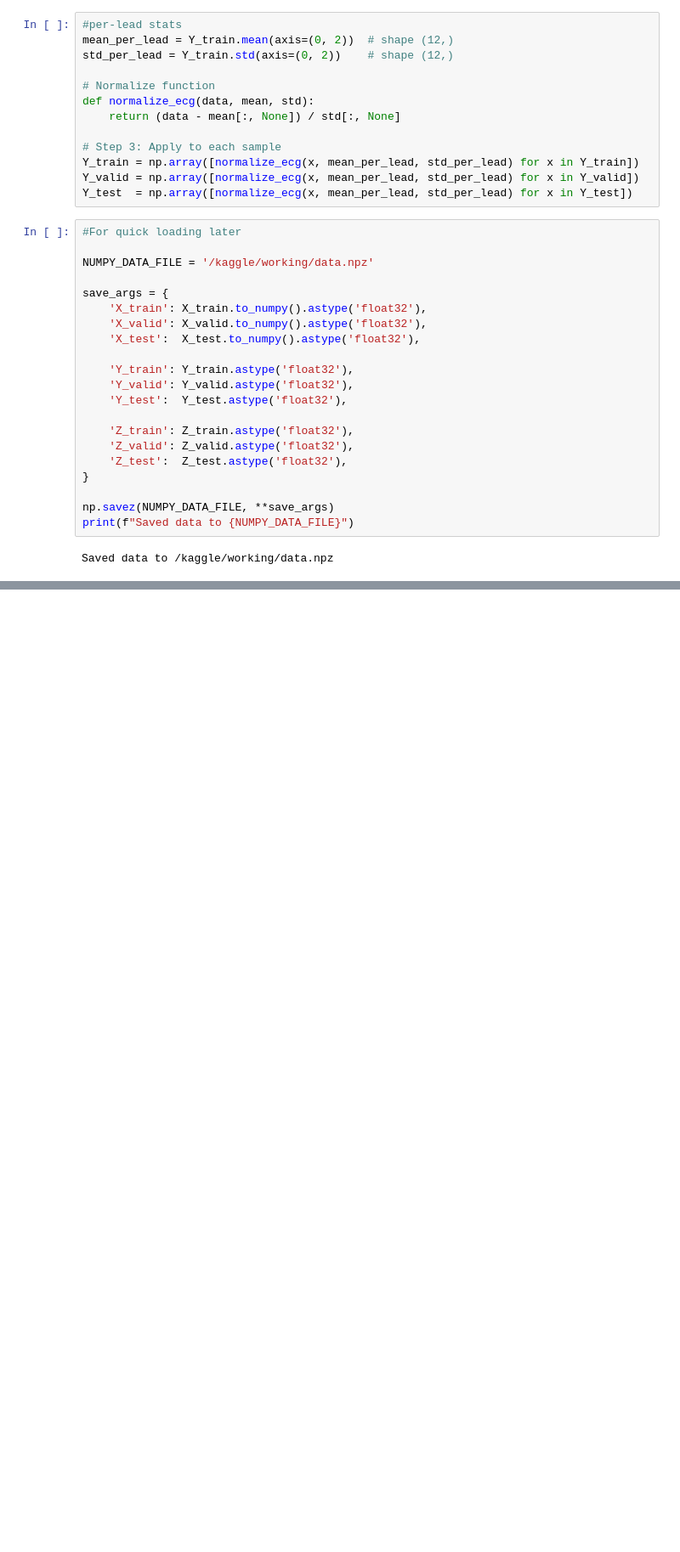
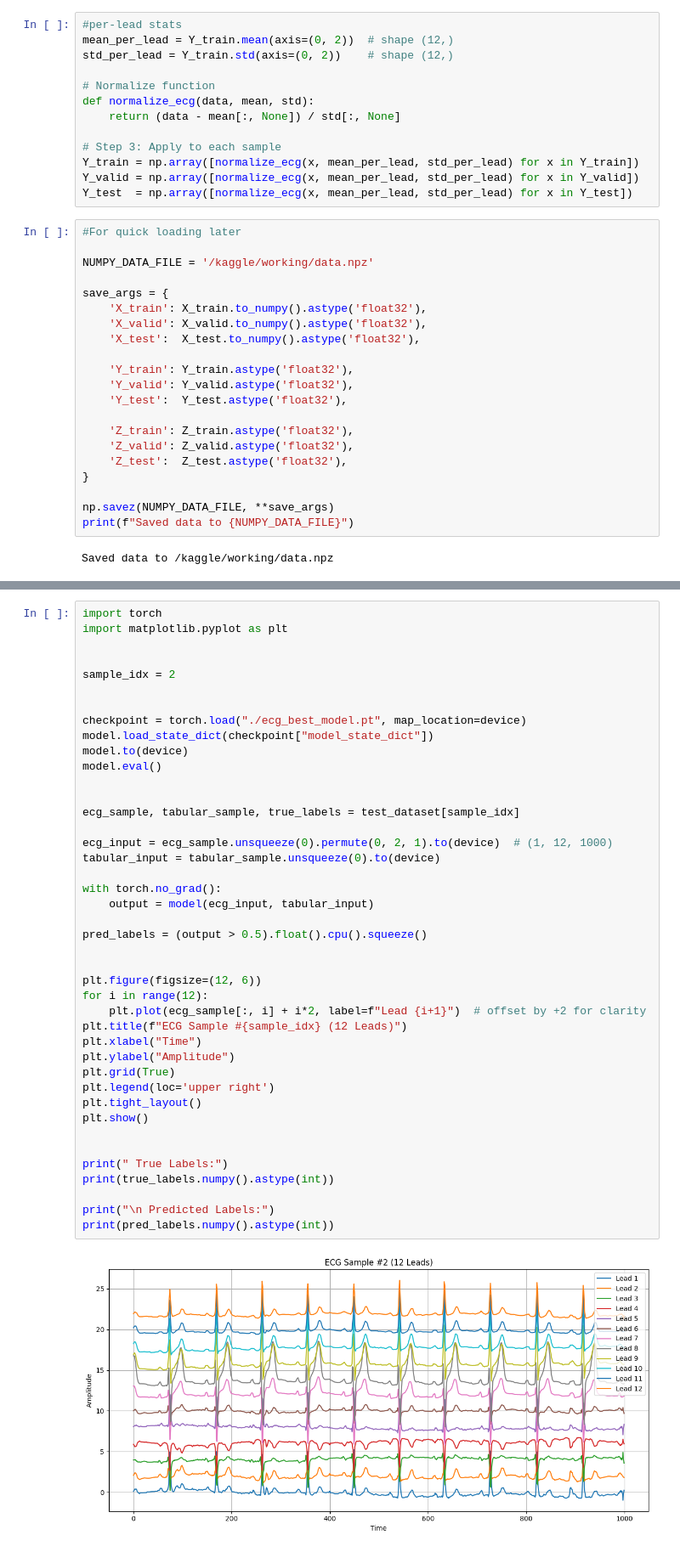
Before and after one commit to HenrikLogJacobsen/DL_UNICT, a Jupyter notebook: PTB_XL.ipynb, the cells around one changed output, grey strips where cells are left out. Shown at 85% size. Saved outputs shown, nothing was run; the diff lists cells and outputs as text; blank space fills up the shorter version.

Commit message:
Training test

```diff
--- a/PTB_XL.ipynb
+++ b/PTB_XL.ipynb
@@ -329,0 +601,44 @@ Saved data to /kaggle/working/data.npz
+# %%
+import torch
+import matplotlib.pyplot as plt
+
+
+sample_idx = 2
+
+
+checkpoint = torch.load("./ecg_best_model.pt", map_location=device)
+model.load_state_dict(checkpoint["model_state_dict"])
+model.to(device)
+model.eval()
+
+
+ecg_sample, tabular_sample, true_labels = test_dataset[sample_idx]
+
+ecg_input = ecg_sample.unsqueeze(0).permute(0, 2, 1).to(device)  # (1, 12, 1000)
+tabular_input = tabular_sample.unsqueeze(0).to(device)
+
+with torch.no_grad():
+    output = model(ecg_input, tabular_input)
+
+pred_labels = (output > 0.5).float().cpu().squeeze()
+
+
+plt.figure(figsize=(12, 6))
+for i in range(12):
+    plt.plot(ecg_sample[:, i] + i*2, label=f"Lead {i+1}")  # offset by +2 for clarity
+plt.title(f"ECG Sample #{sample_idx} (12 Leads)")
+plt.xlabel("Time")
+plt.ylabel("Amplitude")
+plt.grid(True)
+plt.legend(loc='upper right')
+plt.tight_layout()
+plt.show()
+
+
+print(" True Labels:")
+print(true_labels.numpy().astype(int))
+
+print("\n Predicted Labels:")
+print(pred_labels.numpy().astype(int))
+# %% [output]
+[figure, added]
```
Also changed, not shown: parts of 8 cells of this notebook.
